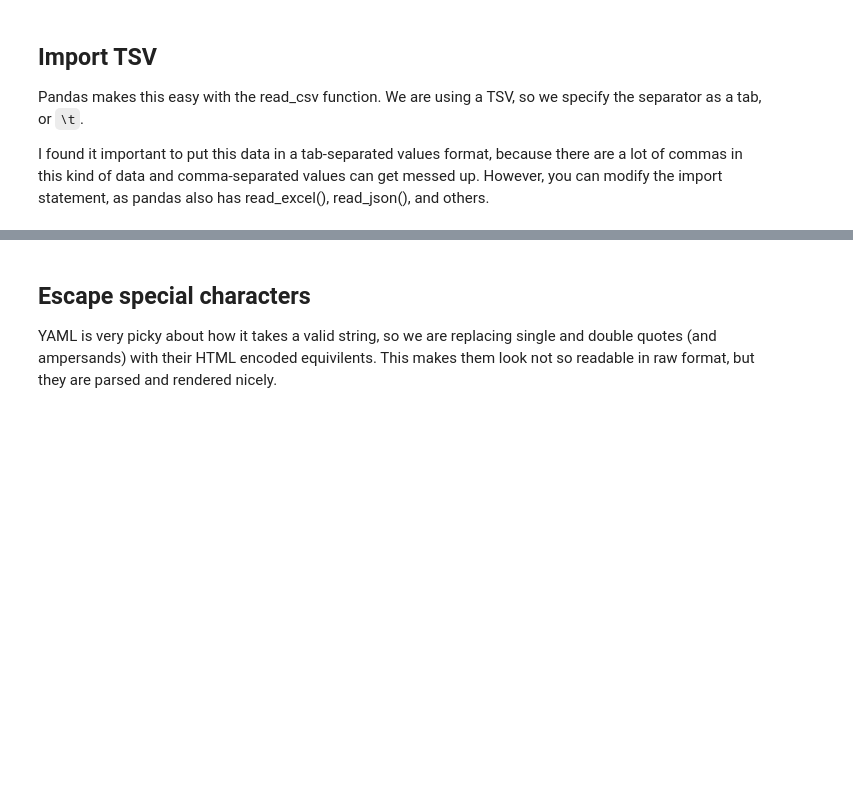
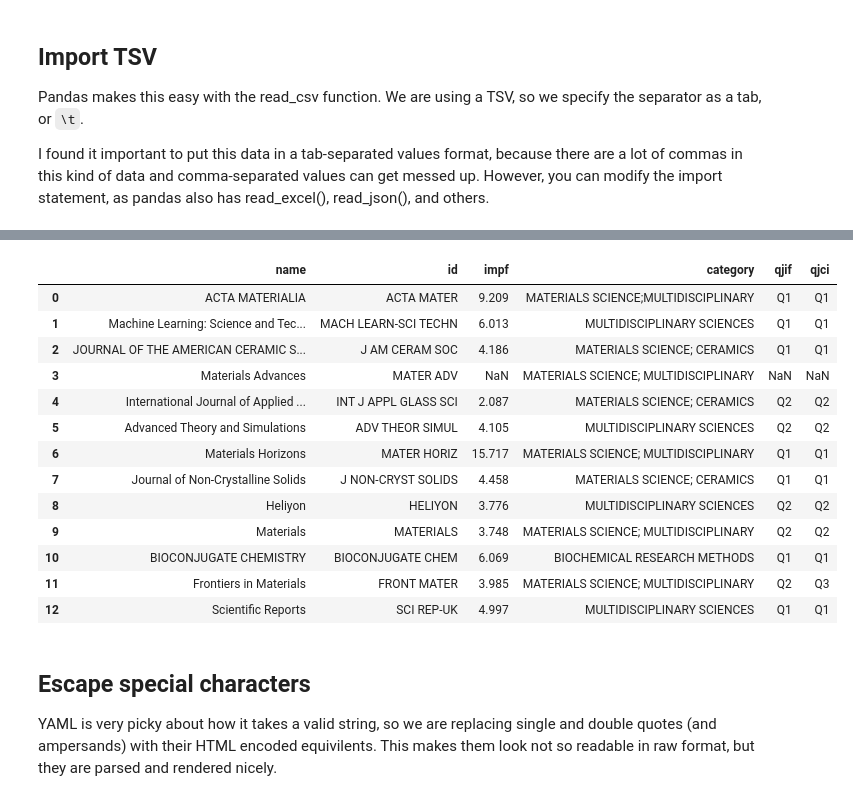
Before and after one commit to ravinderbhattoo/ravinderbhattoo.github.io.old, a Jupyter notebook: markdown_generator/publications.ipynb, the cells around one changed output, grey strips where cells are left out. Drawn from its saved outputs; the diff is of its cells as text; code cells hidden in the pictures; blank space fills up the shorter version.

```diff
--- a/markdown_generator/publications.ipynb
+++ b/markdown_generator/publications.ipynb
@@ -96,6 +88,24 @@ publications
 | 3 | Dhawan, Sameer; Ghosh, Sukanya; R... | Redox sensitive self-assembling d... | Bioconjugate chemistry | 30.0 | 9.0 | 2458-2468 | 2019 | American Chemical Society | redox-sensitive-self-assembling-d... | 2019 | ... |
 | 2 | Ravinder, R; Kumar, Rajesh; Agarw... | Two-Dimensional Glass Transition ... | ASM Conference | NaN | NaN | NaN | 2019 | NaN | two-dimensional-glass-transition-... | 2019 | ... |
 | 0 | Krishnan, NM Anoop; Ravinder, R; ... | Density–stiffness scaling in mine... | Acta Materialia | 166.0 | NaN | 611-617 | 2019 | Pergamon | density-stiffness-scaling-in-mine... | 2019 | ... |
+# %%
+journals = pd.read_csv("journals.csv", sep=",")
+journals
+# %% [output]
+|  | name | id | impf | category | qjif | qjci |
+| 0 | ACTA MATERIALIA | ACTA MATER | 9.209 | MATERIALS SCIENCE;MULTIDISCIPLINARY | Q1 | Q1 |
+| 1 | Machine Learning: Science and Tec... | MACH LEARN-SCI TECHN | 6.013 | MULTIDISCIPLINARY SCIENCES | Q1 | Q1 |
+| 2 | JOURNAL OF THE AMERICAN CERAMIC S... | J AM CERAM SOC | 4.186 | MATERIALS SCIENCE; CERAMICS | Q1 | Q1 |
+| 3 | Materials Advances | MATER ADV | NaN | MATERIALS SCIENCE; MULTIDISCIPLINARY | NaN | NaN |
+| 4 | International Journal of Applied ... | INT J APPL GLASS SCI | 2.087 | MATERIALS SCIENCE; CERAMICS | Q2 | Q2 |
+| 5 | Advanced Theory and Simulations | ADV THEOR SIMUL | 4.105 | MULTIDISCIPLINARY SCIENCES | Q2 | Q2 |
+| 6 | Materials Horizons | MATER HORIZ | 15.717 | MATERIALS SCIENCE; MULTIDISCIPLINARY | Q1 | Q1 |
+| 7 | Journal of Non-Crystalline Solids | J NON-CRYST SOLIDS | 4.458 | MATERIALS SCIENCE; CERAMICS | Q1 | Q1 |
+| 8 | Heliyon | HELIYON | 3.776 | MULTIDISCIPLINARY SCIENCES | Q2 | Q2 |
+| 9 | Materials | MATERIALS | 3.748 | MATERIALS SCIENCE; MULTIDISCIPLINARY | Q2 | Q2 |
+| 10 | BIOCONJUGATE CHEMISTRY | BIOCONJUGATE CHEM | 6.069 | BIOCHEMICAL RESEARCH METHODS | Q1 | Q1 |
+| 11 | Frontiers in Materials | FRONT MATER | 3.985 | MATERIALS SCIENCE; MULTIDISCIPLINARY | Q2 | Q3 |
+| 12 | Scientific Reports | SCI REP-UK | 4.997 | MULTIDISCIPLINARY SCIENCES | Q1 | Q1 |
 # %% [markdown]
 ## Escape special characters
 
```
Also changed, not shown: parts of 3 cells of this notebook, 14 other files.
